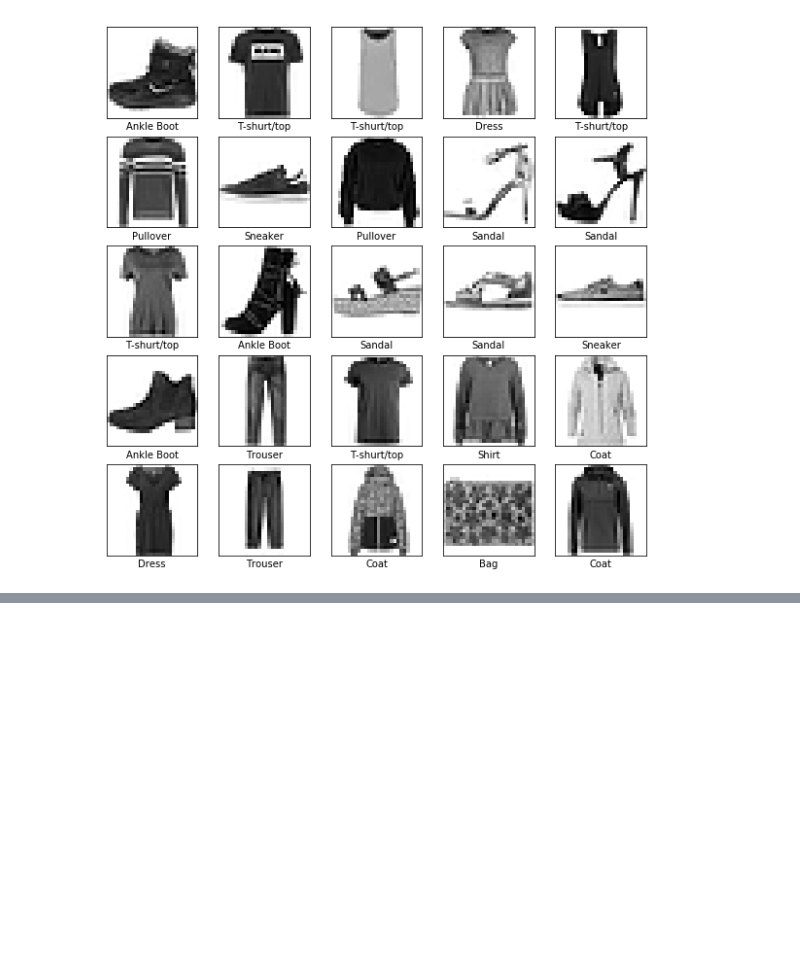
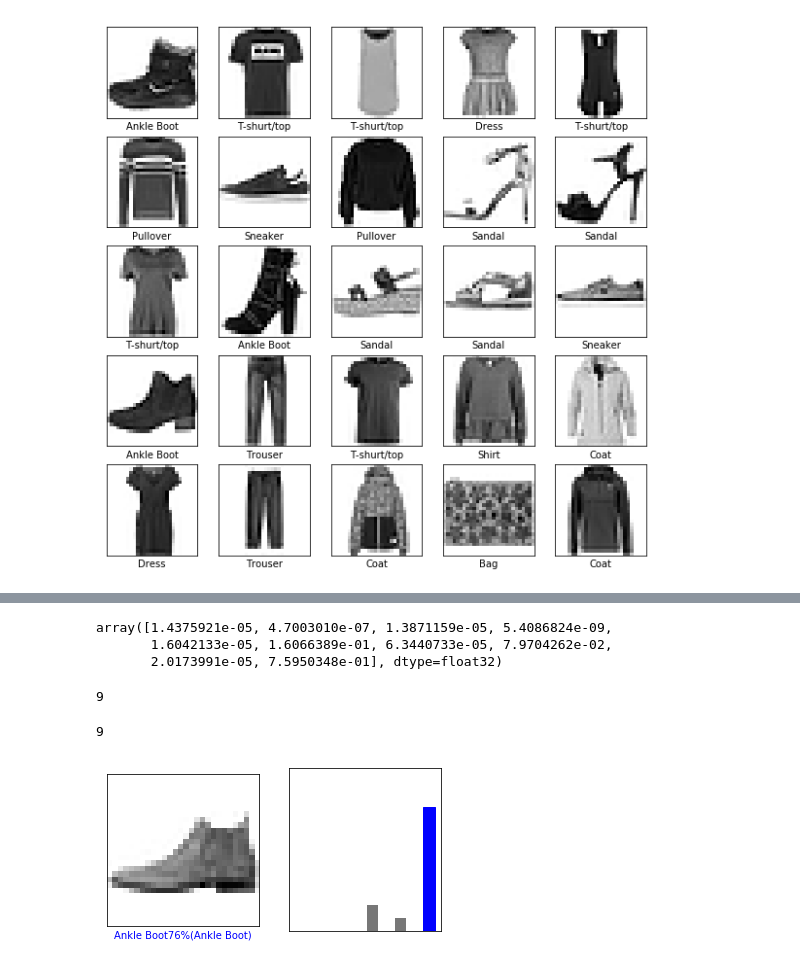
Before and after one commit to ducksfrogs/pycode, a Jupyter notebook: jup/fashion_mnist/Untitled.ipynb, the cells around one changed output, grey strips where cells are left out. Drawn from its saved outputs; the diff is of its cells as text; code cells hidden in the pictures; blank space fills up the shorter version.

```diff
--- a/jup/fashion_mnist/Untitled.ipynb
+++ b/jup/fashion_mnist/Untitled.ipynb
@@ -86,0 +84,58 @@ Epoch 5/5
+# %%
+predictions = model.predict(test_images)
+# %%
+predictions[0]
+# %% [output]
+array([1.4375921e-05, 4.7003010e-07, 1.3871159e-05, 5.4086824e-09,
+       1.6042133e-05, 1.6066389e-01, 6.3440733e-05, 7.9704262e-02,
+       2.0173991e-05, 7.5950348e-01], dtype=float32)
+# %%
+np.argmax(predictions[0])
+# %% [output]
+9
+# %%
+test_labels[0]
+# %% [output]
+9
+# %%
+def plot_image(i, predictions_array, true_label, img):
+    predictions_array, true_label, img = predictions_array[i], train_labels[i], img[i]
+    plt.grid(False)
+    plt.xticks([])
+    plt.yticks([])
+
+
+    plt.imshow(img, cmap=plt.cm.binary)
+
+    predictions_label = np.argmax(predictions_array)
+    if predictions_label == true_label:
+        color = 'blue'
+    else:
+        color = 'red'
+
+    plt.xlabel("{}{:2.0f}%({})".format(class_names[predictions_label],
+                                      100*np.max(predictions_array),
+                                      class_names[true_label]),
+                                      color = color)
+
+def plot_value_array(i , predictions_array, true_label):
+    predictions_array, true_label = predictions_array[i], true_label[i]
+    plt.grid(False)
+    plt.xticks([])
+    plt.yticks([])
+    thisplot = plt.bar(range(10), predictions_array, color="#777777")
+    plt.ylim([0, 1])
+    predicted_label = np.argmax(predictions_array)
+
+    thisplot[predicted_label].set_color('red')
+    thisplot[true_label].set_color('blue')
+# %%
+i = 0
+plt.figure(figsize=(6,3))
+plt.subplot(1,2,1)
+plot_image(i, predictions, test_labels, test_images)
+plt.subplot(1,2,2)
+plot_value_array(i, predictions, test_labels)
+plt.show()
+# %% [output]
+[figure, added]
```
Also changed, not shown: parts of 4 cells of this notebook.
